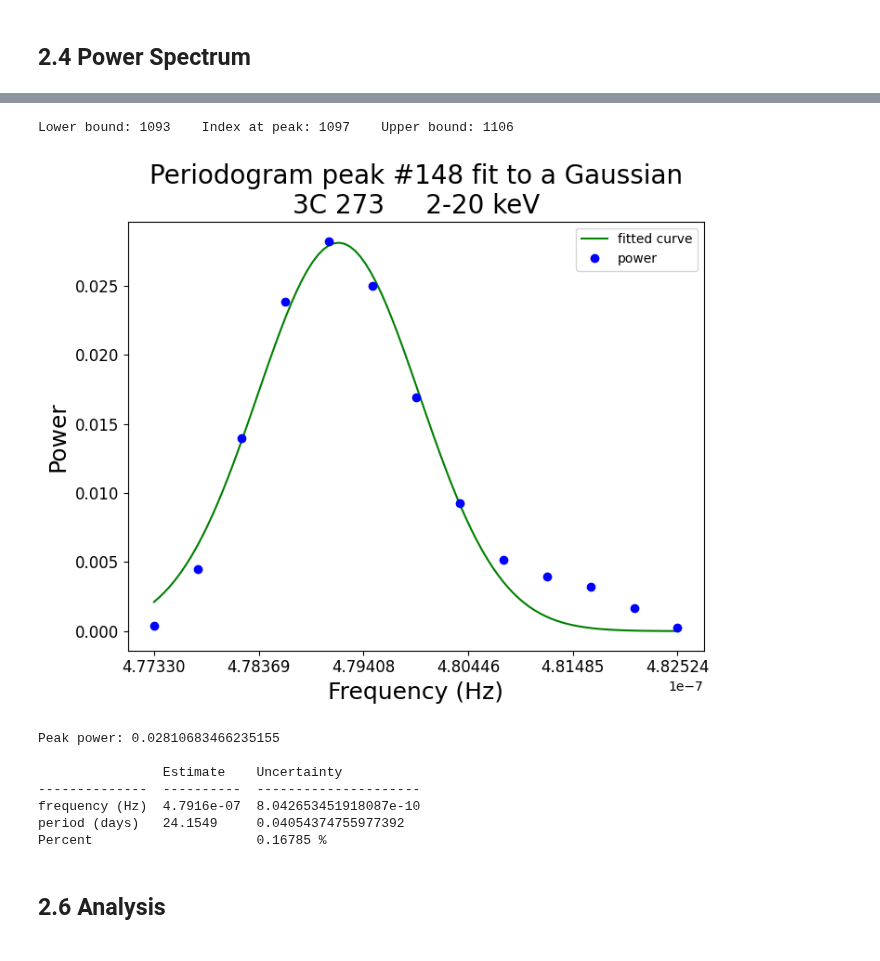
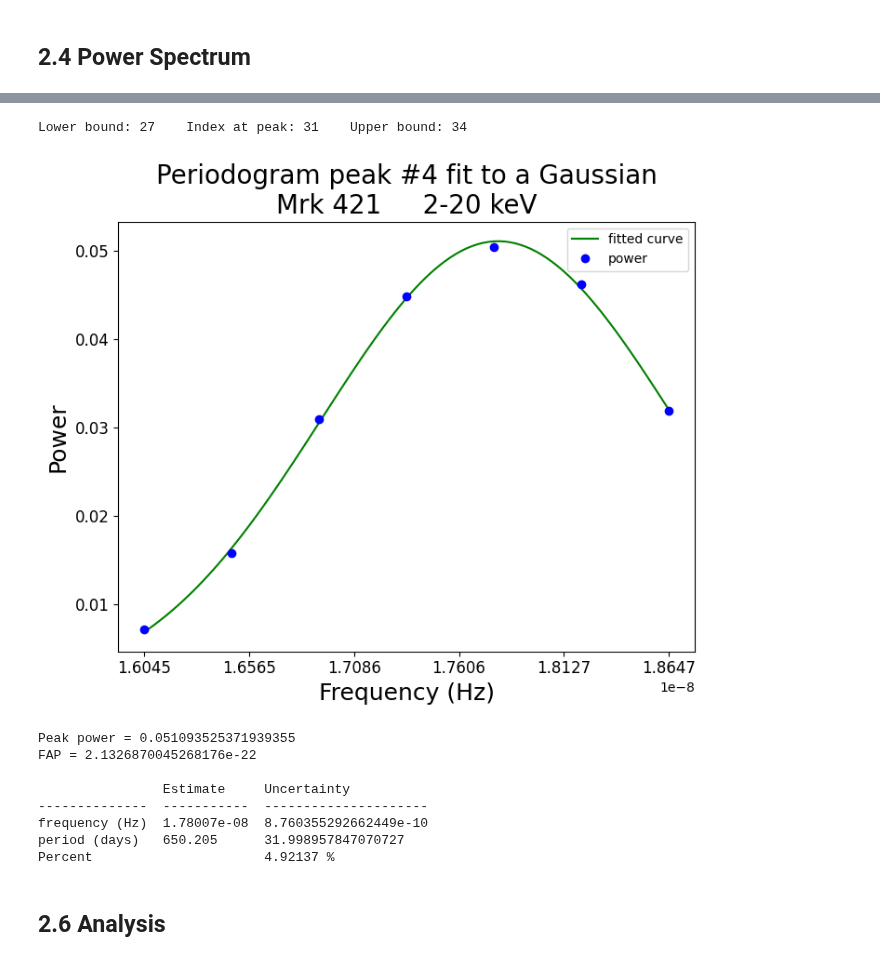
Before and after one commit to Beauremontt/AGN-Flux-Timing-Analysis, a Jupyter notebook: AGNFluxTimingAnalysis.ipynb, the cells around one changed output, grey strips where cells are left out. Saved outputs shown, nothing was run; the diff lists cells and outputs as text; code cells hidden in the pictures.

```diff
--- a/AGNFluxTimingAnalysis.ipynb
+++ b/AGNFluxTimingAnalysis.ipynb
@@ -139,7 +135,7 @@ if use_filter == True:
   SNR = y/dy
 
   # determine data points to filter
-  SNR_tolerance = 0.6 # @param {type:"number"}  cut-off for low S/N
+  SNR_tolerance = 1 # @param {type:"number"}  cut-off for low S/N
   rm = []  # array for points to remove
   for i in range(len(x)):
     if SNR[i] < SNR_tolerance:  # checks for low SNR (also negative y values)
@@ -154,11 +150,7 @@ if use_filter == True:
   # get timespan and spacing of data
   NumData = len(x)
   Span = x[NumData - 1] - x[0]
-  MeanSpacing = Span / (NumData - 1)
-
-  # get new averages of the error and the flux
-  Error = np.mean(dy)
-  Mean = np.mean(y)
+  MeanSpacing = Span / NumData
 
 
   # x,y limits on light curve, in the form "(lower, upper)"; leave blank or 'None' to not limit the graphs
@@ -376,7 +389,8 @@ No period bar plotted.
 # @title  { form-width: "25%" }
 
 # choose peak from labels on graph, or from 'peaks index' row of second table in 2.3
-choose_peak = 148 # @param {type:"integer"}
+choose_peak = 4 # @param {type:"integer"}
+
 
 # define interval around peak
 interval_start = pits[choose_peak]
@@ -396,7 +410,7 @@ data_x = frequency[interval_start:interval_end]
 
 # define the Gaussian function
 def Gauss(x, estimate_hz, uncertainty_hz, A):
-    return A * np.exp(-(x - estimate_hz)**2 / (2 * uncertainty_hz**2))
+   return A * np.exp(-(x - estimate_hz)**2 / (2 * uncertainty_hz**2))
 
 # initial guess for parameters
 init = [np.mean(data_x), np.std(data_x), np.max(data_y)]
@@ -407,42 +421,44 @@ params, covariance = curve_fit(Gauss, data_x, data_y, p0=init)
 # get optimized parameters
 estimate_hz, uncertainty_hz, amplitude = params
 
 # convert parameters from seconds to days
 percent_uncertainty = uncertainty_hz/estimate_hz
 estimate_day = 1/(estimate_hz*86400)
 uncertainty_day = percent_uncertainty * estimate_day
 
 
 # plot fitted curve and data
 plt.subplots(1,1,figsize=(8,6))
 gauss_x = np.linspace(data_x[0], data_x[-1], 100)
 plt.plot(gauss_x, Gauss(gauss_x, estimate_hz, uncertainty_hz, amplitude), 'g-', label="fitted curve")
 plt.plot(data_x, data_y, 'bo', label="power")
 
 # put labels on plot
 plt.title(f"Periodogram peak #{choose_peak} fit to a Gaussian\n{flux_source}     {band_label}", fontsize=20)
 plt.xticks(np.linspace(min(data_x), max(data_x), 6))
 plt.xlabel("Frequency (Hz)", fontsize=18)
 plt.ylabel("Power", fontsize=18)
 plt.tick_params(labelsize=12)
 plt.legend()
 
 # print results
 plt.show()
-print("\nPeak power:", amplitude, "\n")
+print("\nPeak power =", amplitude)
+print("FAP =", FAP[peaks[choose_peak]], "\n")
 print(tabulate([["frequency (Hz)"] + [estimate_hz, uncertainty_hz],
                 ["period (days)"] + [estimate_day, uncertainty_day],
                 ["Percent", None, f"{percent_uncertainty*100:.5f} %"]],
                 headers=["", "Estimate", "Uncertainty"], numalign='left'))
 # %% [output]
-Lower bound: 1093    Index at peak: 1097    Upper bound: 1106
+Lower bound: 27    Index at peak: 31    Upper bound: 34
-[figure, old version]
+[figure, new version]
-Peak power: 0.02810683466235155
+Peak power = 0.051093525371939355
+FAP = 2.1326870045268176e-22
 
-                Estimate    Uncertainty
---------------  ----------  ---------------------
-frequency (Hz)  4.7916e-07  8.042653451918087e-10
-period (days)   24.1549     0.04054374755977392
-Percent                     0.16785 %
+                Estimate     Uncertainty
+--------------  -----------  ---------------------
+frequency (Hz)  1.78007e-08  8.760355292662449e-10
+period (days)   650.205      31.998957847070727
+Percent                      4.92137 %
 # %% [markdown]
 ## 2.6 Analysis
```
Also changed, not shown: parts of 14 cells of this notebook.
